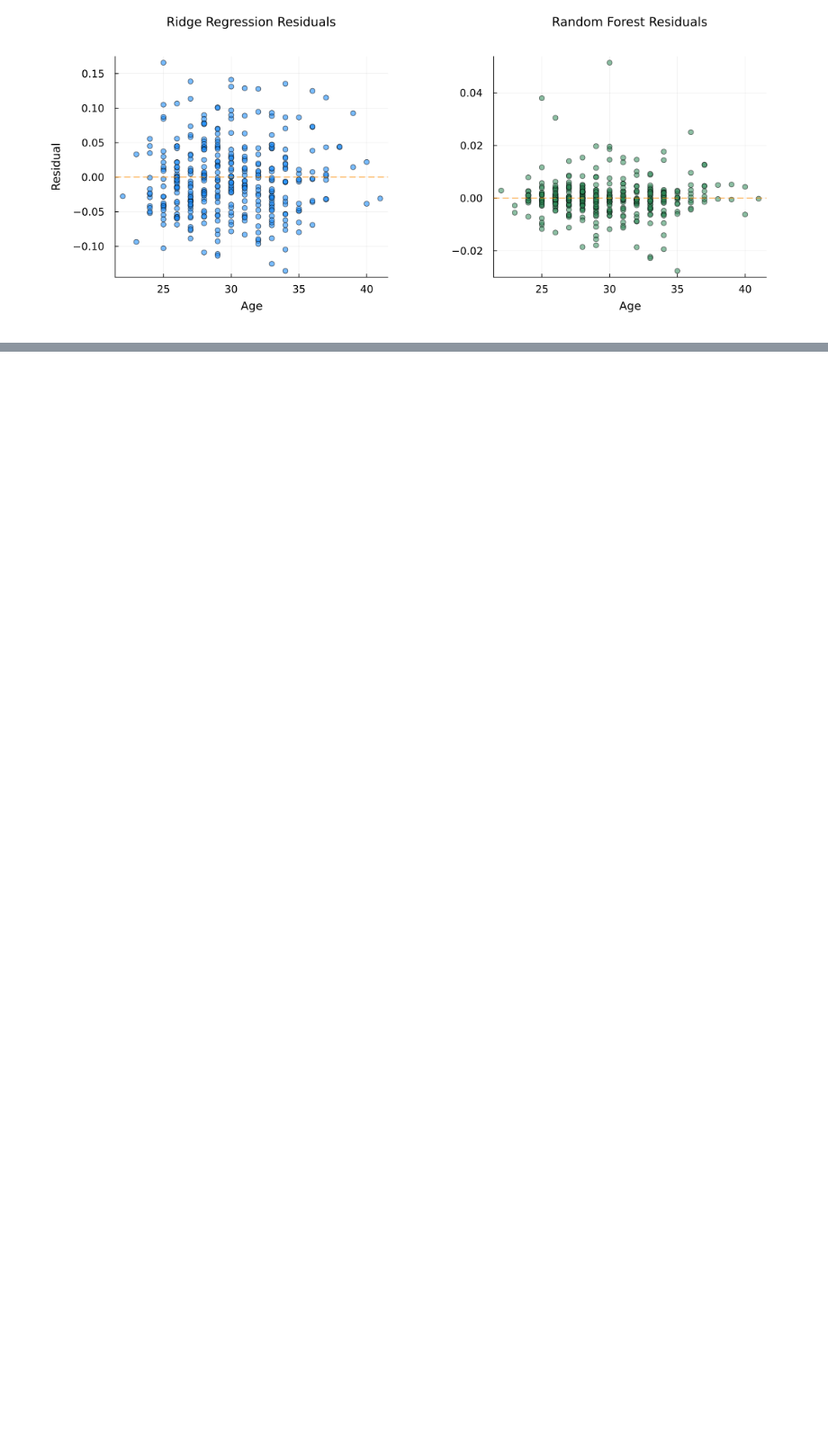
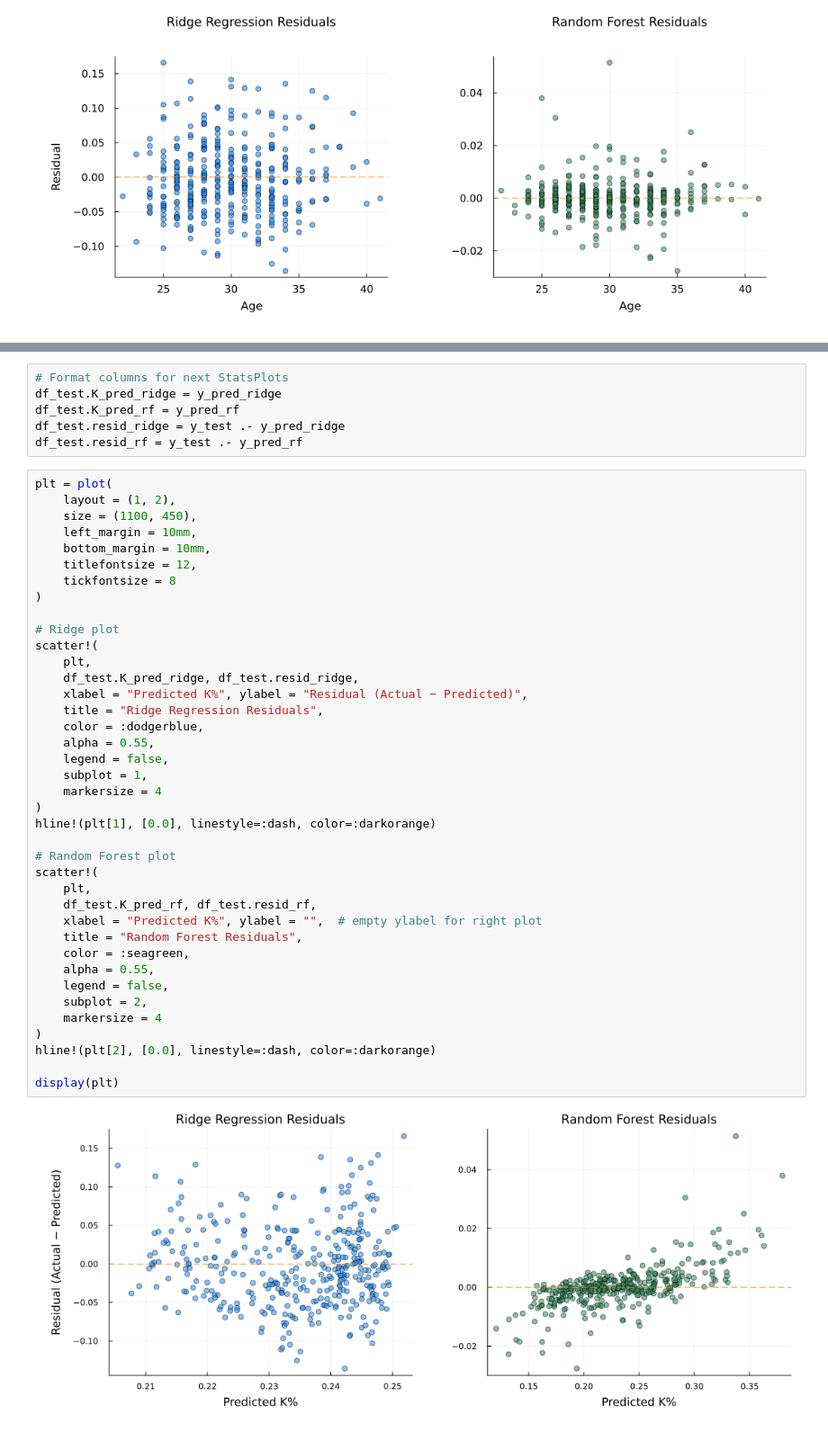
Before and after one commit to williamsryan/QuantAnalysisAssets, a Jupyter notebook: phillies_takehome/phillies_kpercent_model.ipynb, the cells around one changed output, grey strips where cells are left out. Shown at 90% size. Cells and saved outputs as stored; diff of their text form; blank space fills up the shorter version.

```diff
--- a/phillies_takehome/phillies_kpercent_model.ipynb
+++ b/phillies_takehome/phillies_kpercent_model.ipynb
@@ -408,0 +398,47 @@ bar(
+# %%
+# Format columns for next StatsPlots
+df_test.K_pred_ridge = y_pred_ridge
+df_test.K_pred_rf = y_pred_rf
+df_test.resid_ridge = y_test .- y_pred_ridge
+df_test.resid_rf = y_test .- y_pred_rf
+# %%
+plt = plot(
+    layout = (1, 2),
+    size = (1100, 450),
+    left_margin = 10mm,
+    bottom_margin = 10mm,
+    titlefontsize = 12,
+    tickfontsize = 8
+)
+
+# Ridge plot
+scatter!(
+    plt,
+    df_test.K_pred_ridge, df_test.resid_ridge,
+    xlabel = "Predicted K%", ylabel = "Residual (Actual − Predicted)",
+    title = "Ridge Regression Residuals",
+    color = :dodgerblue,
+    alpha = 0.55,
+    legend = false,
+    subplot = 1,
+    markersize = 4
+)
+hline!(plt[1], [0.0], linestyle=:dash, color=:darkorange)
+
+# Random Forest plot
+scatter!(
+    plt,
+    df_test.K_pred_rf, df_test.resid_rf,
+    xlabel = "Predicted K%", ylabel = "",  # empty ylabel for right plot
+    title = "Random Forest Residuals",
+    color = :seagreen,
+    alpha = 0.55,
+    legend = false,
+    subplot = 2,
+    markersize = 4
+)
+hline!(plt[2], [0.0], linestyle=:dash, color=:darkorange)
+
+display(plt)
+# %% [output]
+[figure, added]
```
Also changed, not shown: parts of 4 cells of this notebook.
